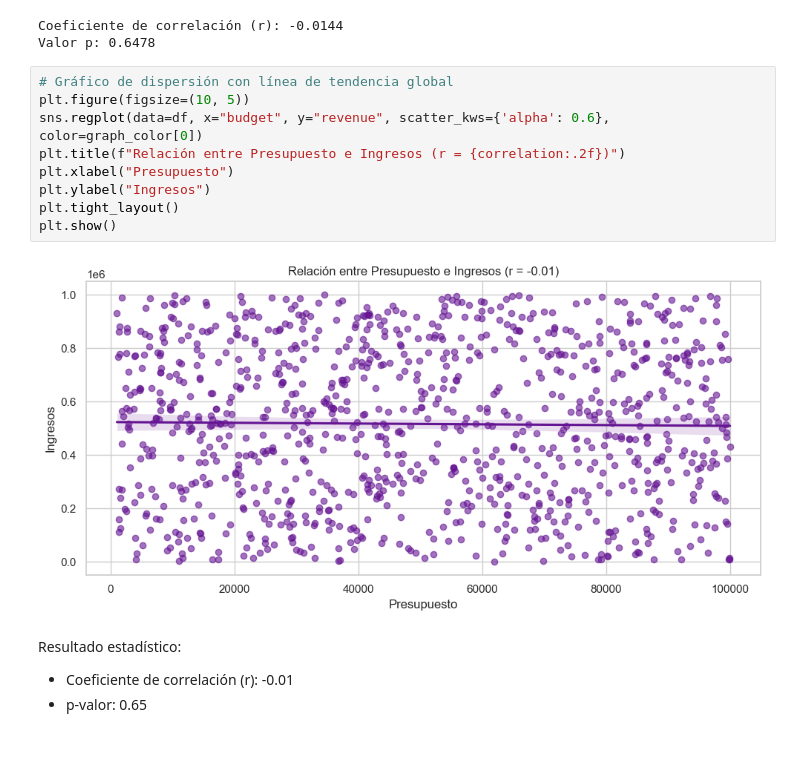
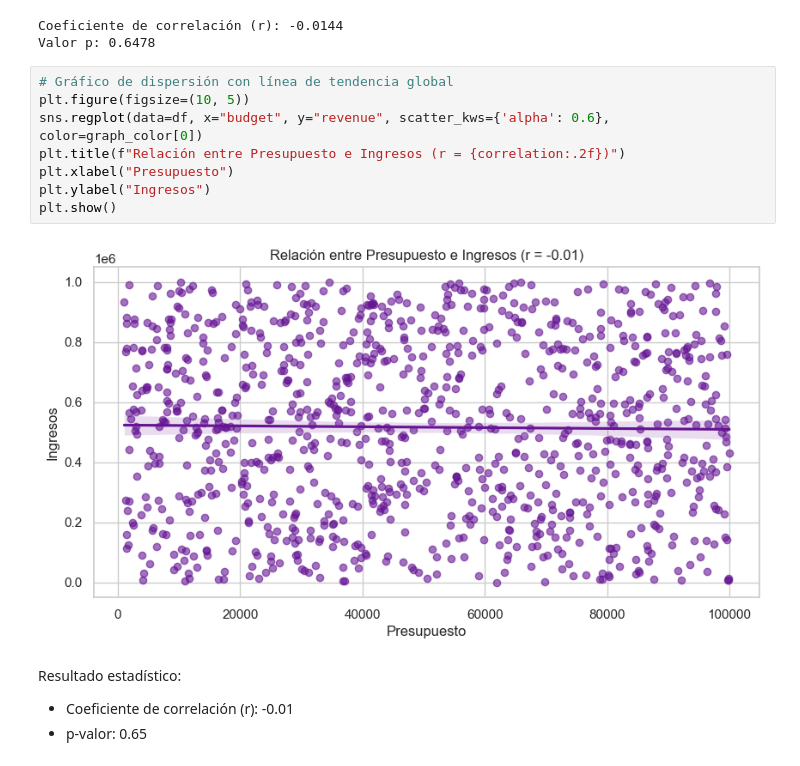
Before and after one commit to PabloBdL/Marketing, a Jupyter notebook: notebooks/02_data_analysis.ipynb, the cells around one changed output. Drawn from its saved outputs; the diff is of its cells as text.

```diff
--- a/notebooks/02_data_analysis.ipynb
+++ b/notebooks/02_data_analysis.ipynb
@@ -492,14 +492,13 @@ Valor p: 0.6478
 # %%
 # Gráfico de dispersión con línea de tendencia global
 plt.figure(figsize=(10, 5))
 sns.regplot(data=df, x="budget", y="revenue", scatter_kws={'alpha': 0.6}, color=graph_color[0])
 plt.title(f"Relación entre Presupuesto e Ingresos (r = {correlation:.2f})")
 plt.xlabel("Presupuesto")
 plt.ylabel("Ingresos")
-plt.tight_layout()
 plt.show()
 # %% [output]
-[figure, old version]
+[figure, new version]
 # %% [markdown]
 Resultado estadístico:
 * Coeficiente de correlación (r): -0.01
```
Also changed, not shown: parts of 12 cells of this notebook, 3 other files.
